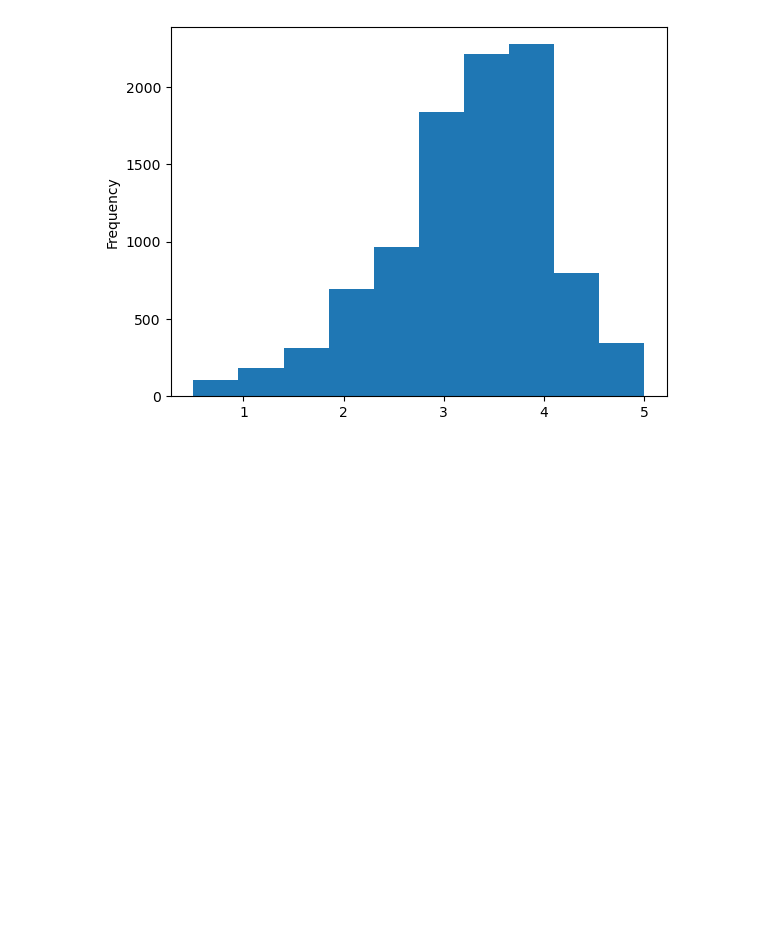
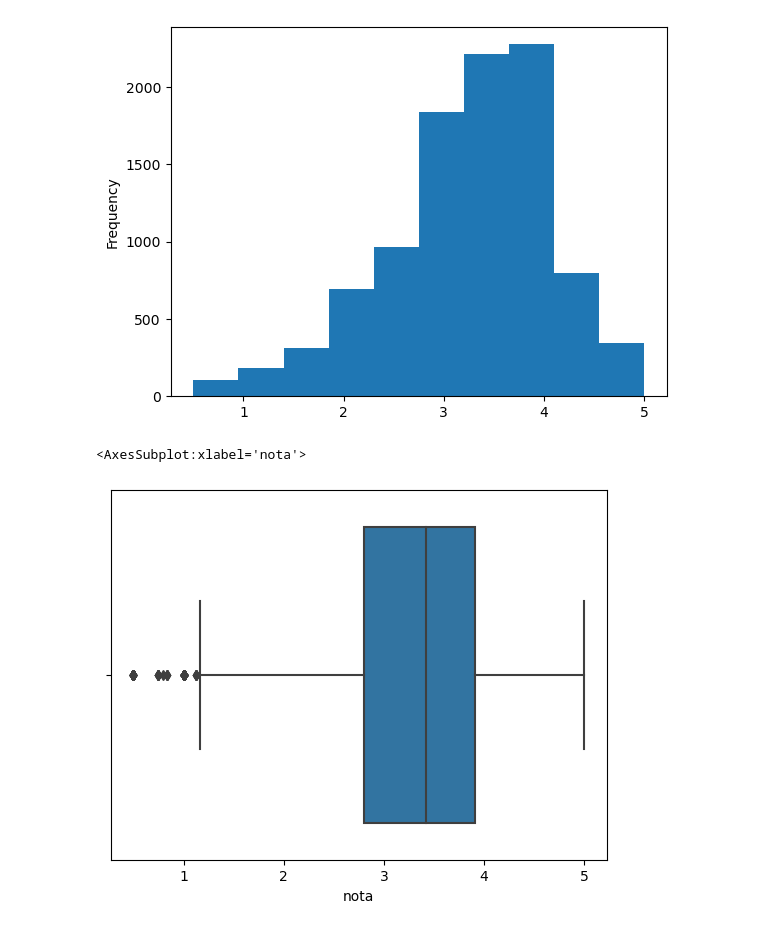
Before and after one commit to Bellmonte/alura_cursos, a Jupyter notebook: Análise Exploratória/aula_1.ipynb, the cells around one changed output. Saved outputs shown, nothing was run; the diff lists cells and outputs as text; code cells hidden in the pictures; blank space fills up the shorter version.

```diff
--- a/Análise Exploratória/aula_1.ipynb
+++ b/Análise Exploratória/aula_1.ipynb
@@ -132,3 +133,8 @@ medias_por_filme.plot(kind="hist")
 # %% [output]
 <AxesSubplot:ylabel='Frequency'>
 [figure]
+# %%
+sns.boxplot(medias_por_filme)
+# %% [output]
+<AxesSubplot:xlabel='nota'>
+[figure, added]
```
Also changed, not shown: parts of 3 cells of this notebook.
